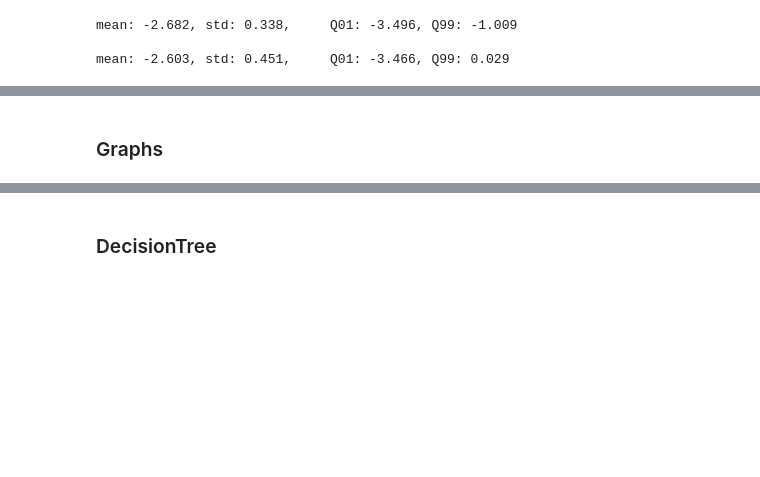
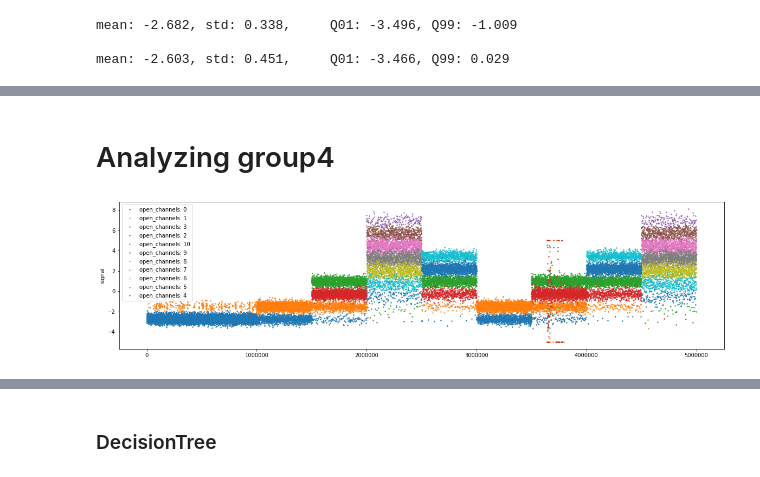
Before and after one commit to ahs8w/kaggle-comps, a Jupyter notebook: IonSwitching.ipynb, the cells around one changed output, grey strips where cells are left out. Saved outputs shown, nothing was run; the diff lists cells and outputs as text; code cells hidden in the pictures; blank space fills up the shorter version.

```diff
--- a/IonSwitching.ipynb
+++ b/IonSwitching.ipynb
@@ -161,6 +203,0 @@ test_batches = list(range(0,2000001,100000))
-# %%
-# signal per batch
-for i,(beg,end) in enumerate(zip(batches[0::],batches[1::])):
-    g = train[beg:end].signal
-    f = lambda x: round(x,3)  # rounding function
-    print(f"batch {i+1} - mean: {f(g.mean())}, std: {f(g.std())}, Q01: {f(g.quantile(.01))}, Q99: {f(g.quantile(.99))}")
@@ -178,5 +203,0 @@ batch 10 - mean: 3.311, std: 1.819, Q01: -1.124, Q99: 7.113
-# %%
-# channels per batch
-for i,(beg,end) in enumerate(zip(batches[0::],batches[1::])):
-    c = train[beg:end].open_channels
-    print(f'batch {i+1} - min: {c.min()}, max: {c.max()}, mean: {c.mean()}')
@@ -208,3 +203,0 @@ for i,(beg,end) in enumerate(zip(batches[0::],batches[1::])):
-# %%
-for i,(beg,end) in enumerate(zip(test_batches[0::],test_batches[1::])):
-    show_subset(beg,end-1,step=1,df=test,title=f'Batch {i+1}')
@@ -409,2 +424,25 @@ for i in range(1,6):
-# %% [markdown]
-### Graphs
+# %% [markdown]
+# Analyzing group4
+# %%
+def sig_per_channel_all(df, step=1):
+    plt.figure(figsize=(20, 5))
+
+    for i in df.open_channels.unique():
+        ch_mask = df.open_channels.values==i
+        plt.scatter(df.index[ch_mask][::step], df.signal.values[ch_mask][::step], s=2, label=f'channels: {i}')
+
+    plt.legend(fontsize=10,loc='best')
+    plt.ylabel('signal')
+
+def sig_per_channel_each(df, step=1):
+    channels = df.open_channels.unique()
+    fig, axes = plt.subplots(len(channels), 1, figsize=(20, 25))
+    for i,ch in enumerate(channels):
+        ch_mask = df.open_channels.values==ch
+        axes[i].scatter(df.index[ch_mask][::step], df.signal.values[ch_mask][::step], s=2, label=f'channels: {ch}')
+        axes[i].legend(loc='upper right')
+        axes[i].set_ylabel('signal')
+# %%
+sig_per_channel_all(train, step=100)
+# %% [output]
+[figure, added]
```
Also changed, not shown: parts of 39 cells of this notebook.
